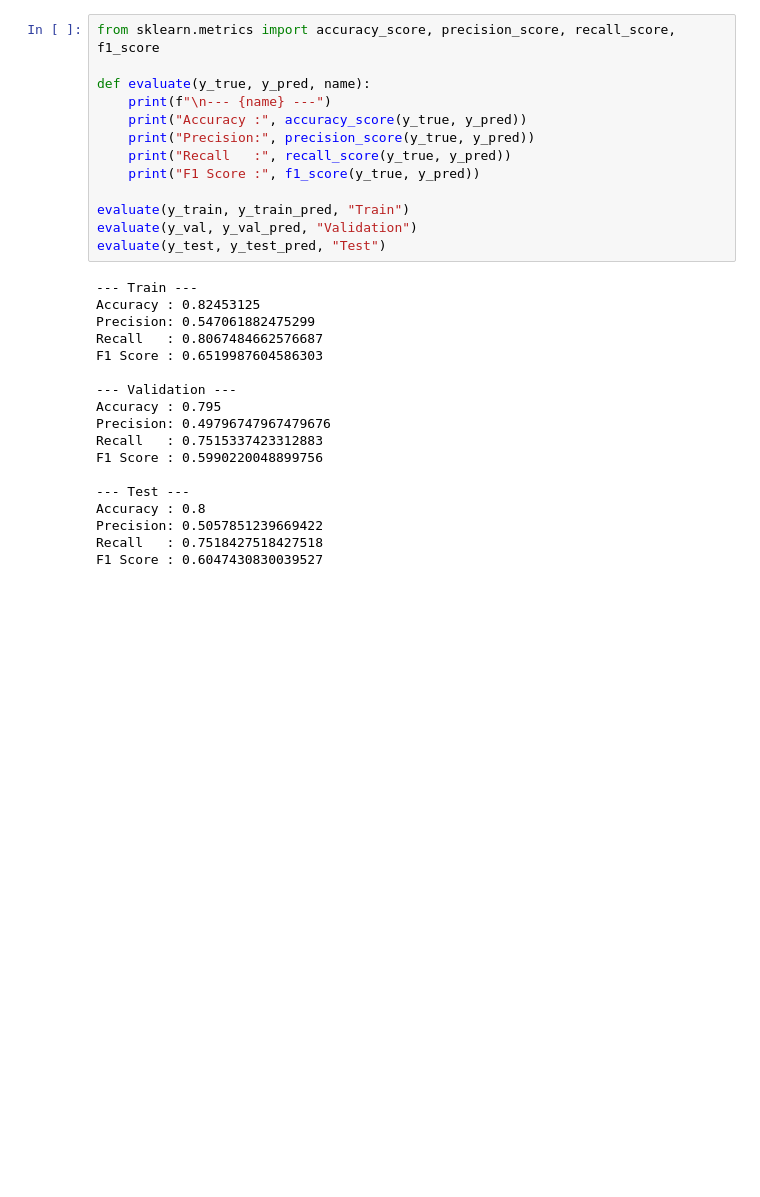
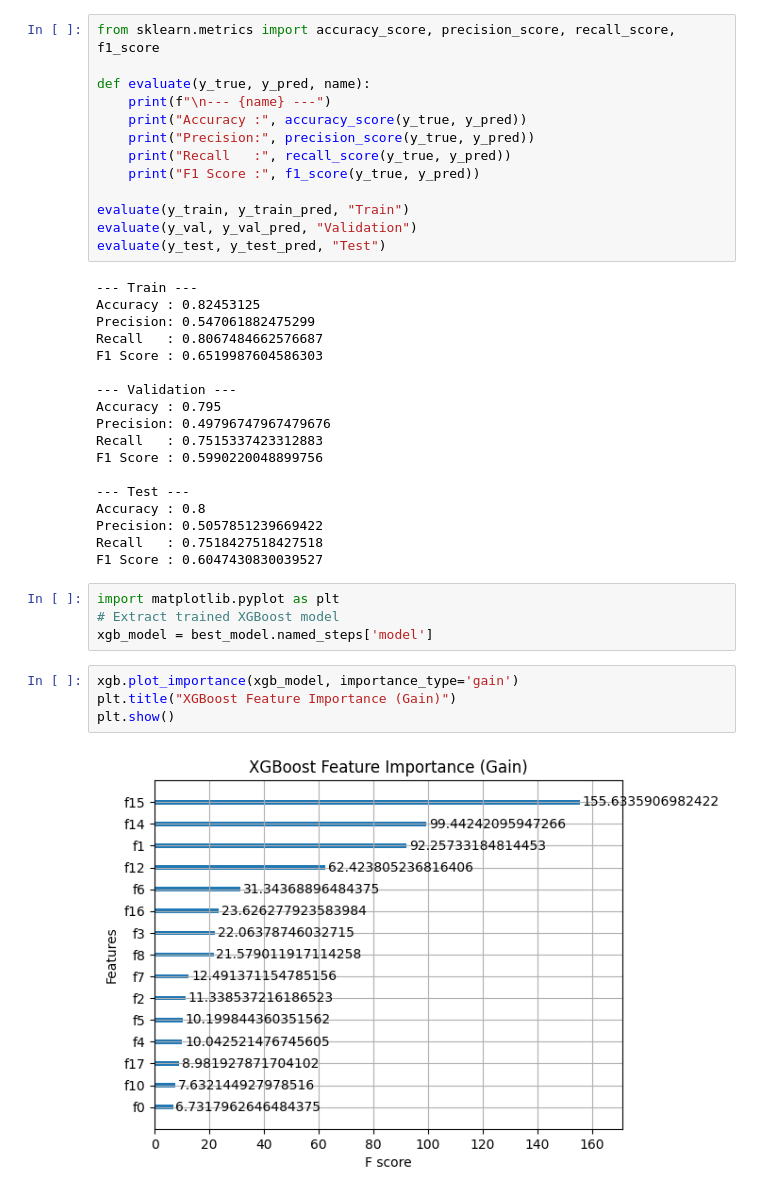
Before and after one commit to harnaiksahni1024/Bank_Churn_New, a Jupyter notebook: models_evaluation/XGB.ipynb, the cells around one changed output. Cells and saved outputs as stored; diff of their text form; blank space fills up the shorter version.

```diff
--- a/models_evaluation/XGB.ipynb
+++ b/models_evaluation/XGB.ipynb
@@ -164,3 +164,13 @@ Accuracy : 0.8
 Precision: 0.5057851239669422
 Recall   : 0.7518427518427518
 F1 Score : 0.6047430830039527
+# %%
+import matplotlib.pyplot as plt
+# Extract trained XGBoost model
+xgb_model = best_model.named_steps['model']
+# %%
+xgb.plot_importance(xgb_model, importance_type='gain')
+plt.title("XGBoost Feature Importance (Gain)")
+plt.show()
+# %% [output]
+[figure, added]
```
Also changed, not shown: parts of 3 cells of this notebook, 2 other files.
